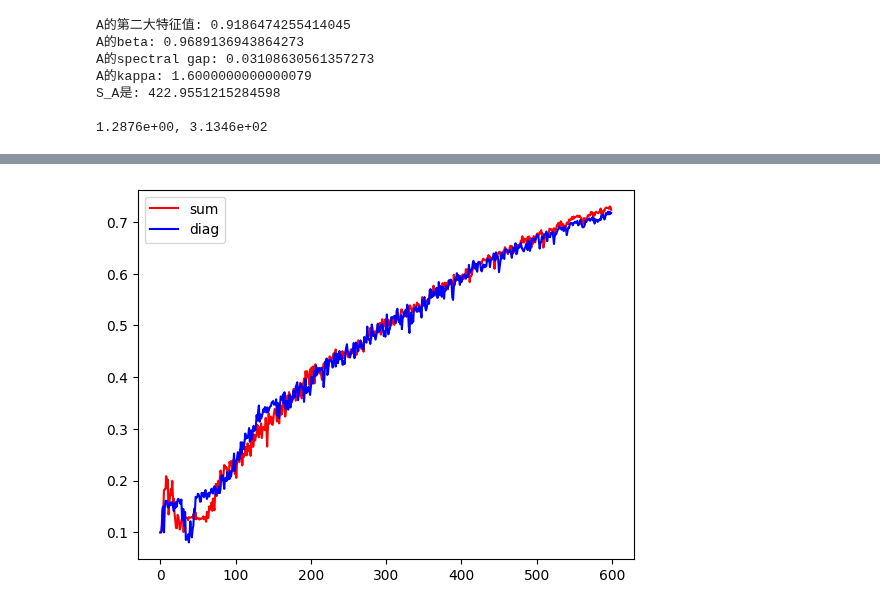
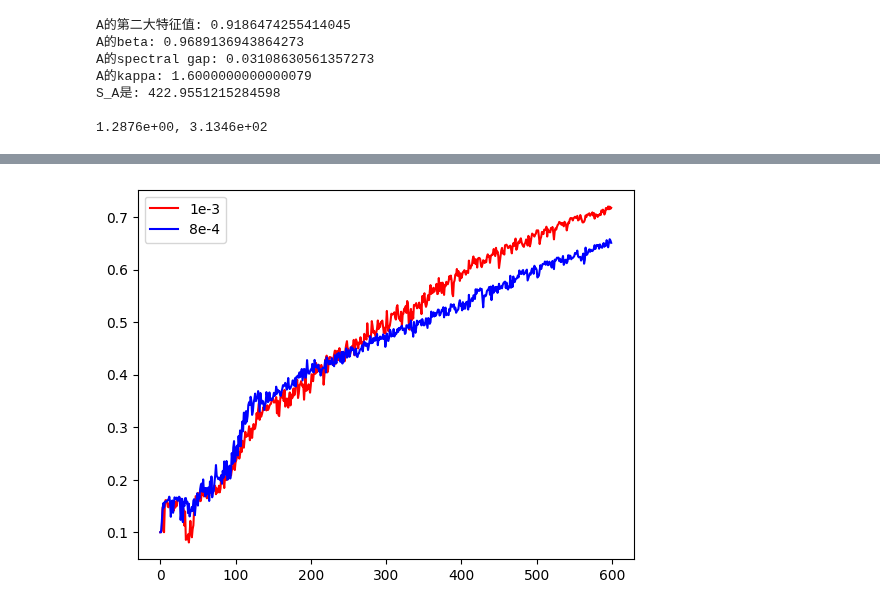
Before and after one commit to Luoxiaogan/PullSum_MNIST, a Jupyter notebook: CIFAR10实验_arxiv/分布式实验/main.ipynb, the cells around one changed output, grey strips where cells are left out. Saved outputs shown, nothing was run; the diff lists cells and outputs as text; code cells hidden in the pictures.

```diff
--- a/CIFAR10实验_arxiv/分布式实验/main.ipynb
+++ b/CIFAR10实验_arxiv/分布式实验/main.ipynb
@@ -67,13 +169,13 @@ optimizer初始化成功!
 # %%
 import pandas as pd
 import matplotlib.pyplot as plt
-df1=pd.read_csv("/root/GanLuo/PullSum_MNIST/CIFAR10实验_arxiv/分布式实验/数值实验_大异质性数据/pullsum/异质性比例=0.8, Ring4, n=20, lr=0.001, batch_size=128.csv")
-df2=pd.read_csv("/root/GanLuo/PullSum_MNIST/CIFAR10实验_arxiv/分布式实验/数值实验_大异质性数据/pulldiag/异质性比例=0.8, Ring4, n=20, lr=0.001, batch_size=128.csv")
+df1=pd.read_csv("/root/GanLuo/PullSum_MNIST/CIFAR10实验_arxiv/分布式实验/数值实验_大异质性数据/pulldiag/异质性比例=0.8, Ring4, n=20, lr=0.001, batch_size=128.csv")
+df2=pd.read_csv("/root/GanLuo/PullSum_MNIST/CIFAR10实验_arxiv/分布式实验/数值实验_大异质性数据/pulldiag/异质性比例=0.8, Ring4, n=20, lr=0.0008, batch_size=128.csv")
 # %%
 
-plt.plot(df1["Test_Accuracy"],color='r',label='sum')
-plt.plot(df2["Test_Accuracy"],color='b',label='diag')
+plt.plot(df1["Test_Accuracy"],color='r',label='1e-3')
+plt.plot(df2["Test_Accuracy"],color='b',label='8e-4')
 plt.legend()
 plt.show()
 # %% [output]
-[figure, old version]
+[figure, new version]
```
Also changed, not shown: parts of 6 cells of this notebook, 1 other file.
